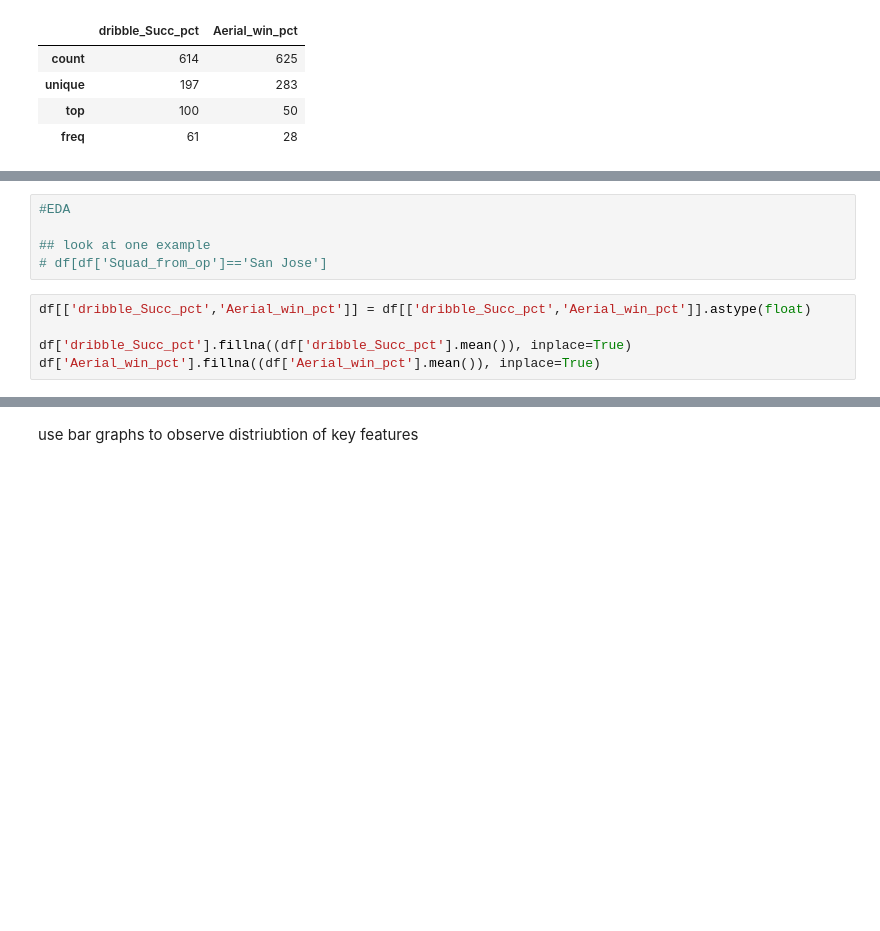
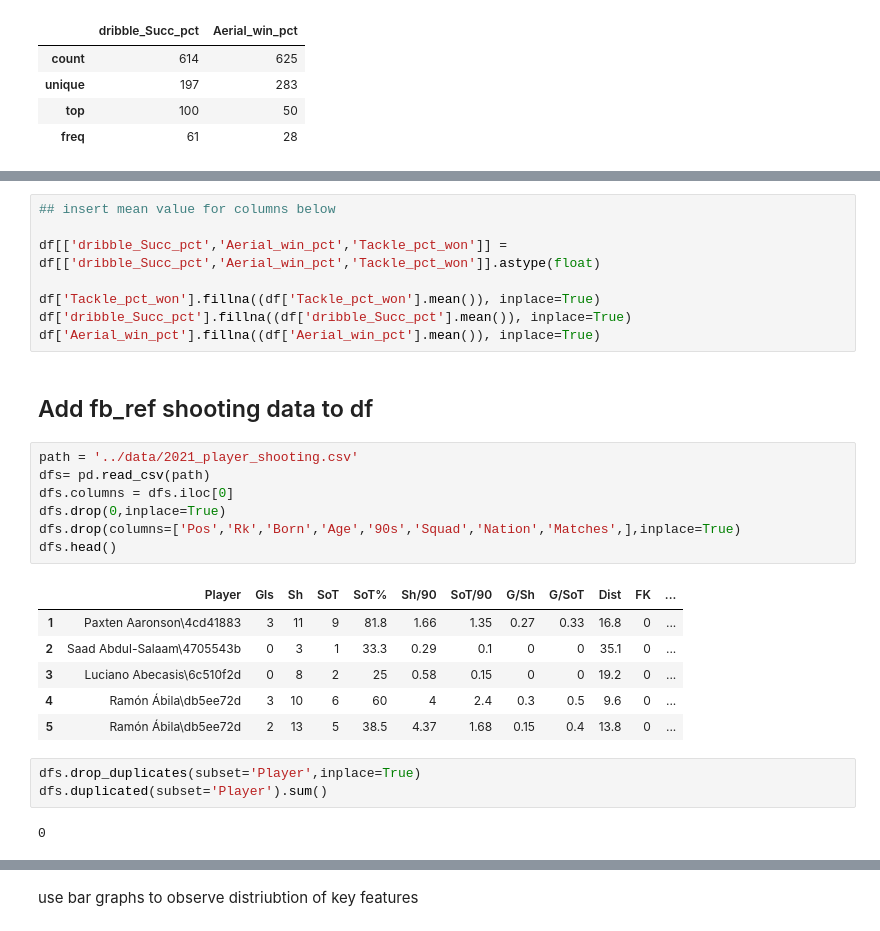
Before and after one commit to misterrustia/MLS_clustering_Captsone, a Jupyter notebook: 1_Data_Wrangling/Player_query_inital_cleaning.ipynb, the cells around one changed output, grey strips where cells are left out. Cells and saved outputs as stored; diff of their text form; blank space fills up the shorter version.

```diff
--- a/1_Data_Wrangling/Player_query_inital_cleaning.ipynb
+++ b/1_Data_Wrangling/Player_query_inital_cleaning.ipynb
@@ -633,10 +336,29 @@ memory usage: 22.0+ KB
-# %%
-#EDA
-
-## look at one example
-# df[df['Squad_from_op']=='San Jose']
 # %%
-df[['dribble_Succ_pct','Aerial_win_pct']] = df[['dribble_Succ_pct','Aerial_win_pct']].astype(float)
+## insert mean value for columns below
 
+df[['dribble_Succ_pct','Aerial_win_pct','Tackle_pct_won']] = df[['dribble_Succ_pct','Aerial_win_pct','Tackle_pct_won']].astype(float)
+
+df['Tackle_pct_won'].fillna((df['Tackle_pct_won'].mean()), inplace=True)
 df['dribble_Succ_pct'].fillna((df['dribble_Succ_pct'].mean()), inplace=True)
 df['Aerial_win_pct'].fillna((df['Aerial_win_pct'].mean()), inplace=True)
+# %% [markdown]
+## Add fb_ref shooting data to df
+# %%
+path = '../data/2021_player_shooting.csv'
+dfs= pd.read_csv(path)
+dfs.columns = dfs.iloc[0]
+dfs.drop(0,inplace=True)
+dfs.drop(columns=['Pos','Rk','Born','Age','90s','Squad','Nation','Matches',],inplace=True)
+dfs.head()
+# %% [output]
+|  | Player | Gls | Sh | SoT | SoT% | Sh/90 | SoT/90 | G/Sh | G/SoT | Dist | FK | ... |
+| 1 | Paxten Aaronson\4cd41883 | 3 | 11 | 9 | 81.8 | 1.66 | 1.35 | 0.27 | 0.33 | 16.8 | 0 | ... |
+| 2 | Saad Abdul-Salaam\4705543b | 0 | 3 | 1 | 33.3 | 0.29 | 0.1 | 0 | 0 | 35.1 | 0 | ... |
+| 3 | Luciano Abecasis\6c510f2d | 0 | 8 | 2 | 25 | 0.58 | 0.15 | 0 | 0 | 19.2 | 0 | ... |
+| 4 | Ramón Ábila\db5ee72d | 3 | 10 | 6 | 60 | 4 | 2.4 | 0.3 | 0.5 | 9.6 | 0 | ... |
+| 5 | Ramón Ábila\db5ee72d | 2 | 13 | 5 | 38.5 | 4.37 | 1.68 | 0.15 | 0.4 | 13.8 | 0 | ... |
+# %%
+dfs.drop_duplicates(subset='Player',inplace=True)
+dfs.duplicated(subset='Player').sum()
+# %% [output]
+0
```
Also changed, not shown: parts of 27 cells of this notebook, 5 other files.
